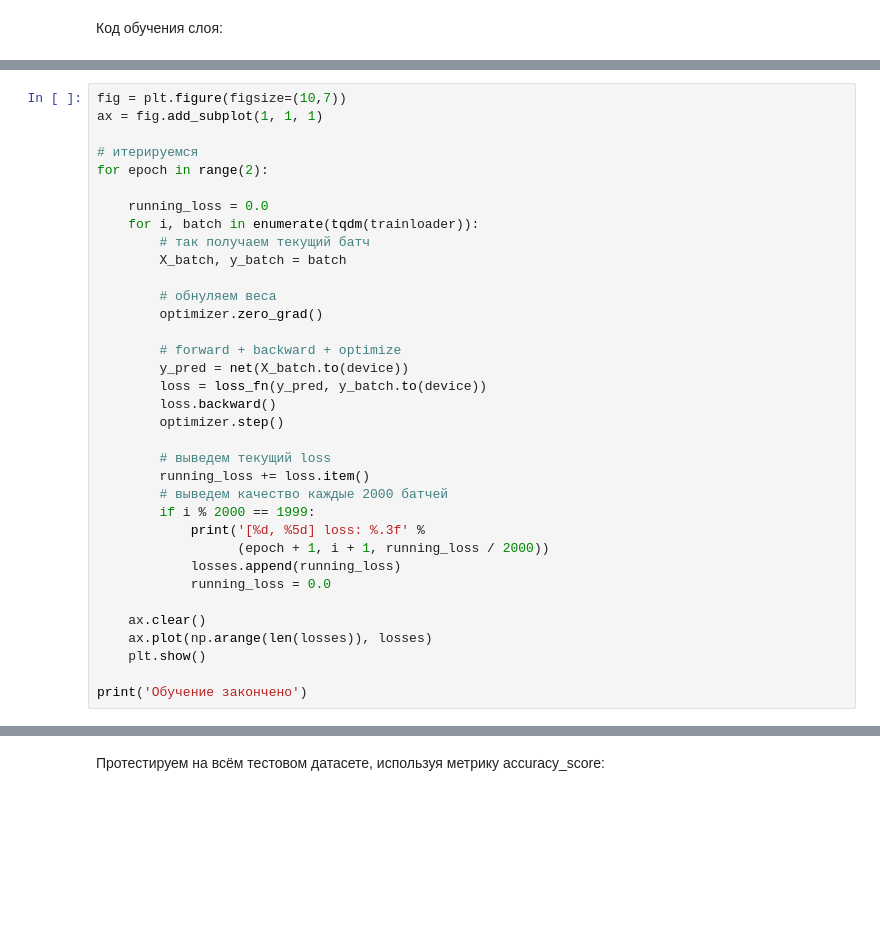
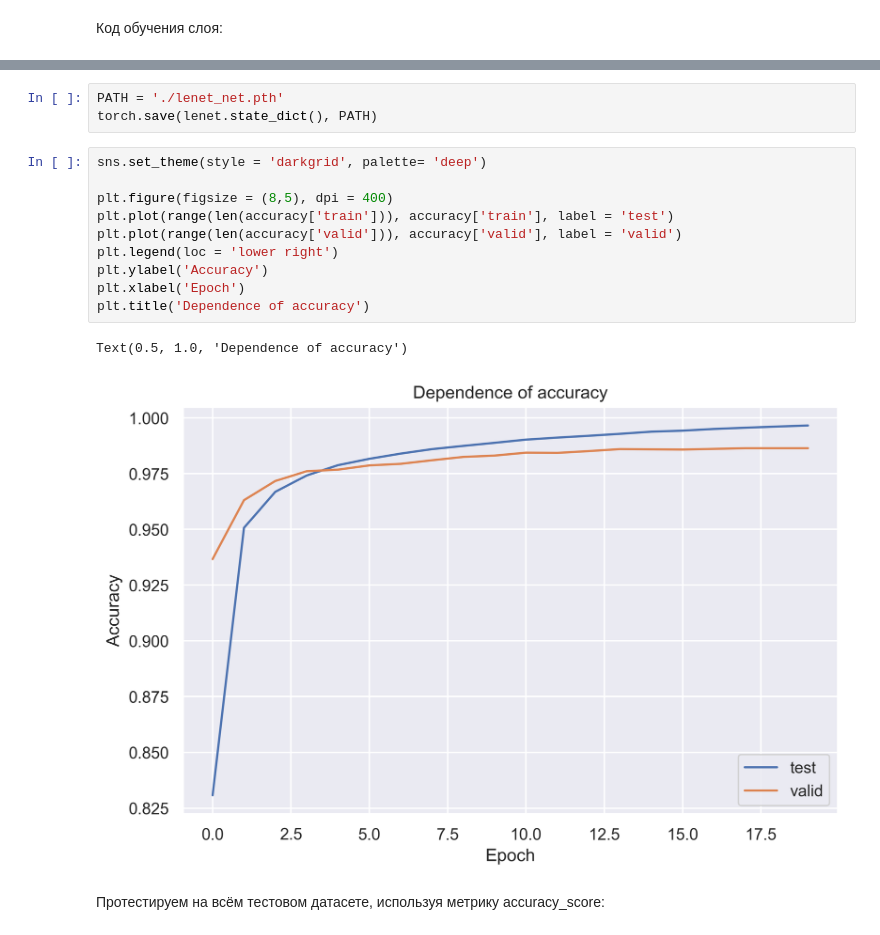
Before and after one commit to kekoveca/DLS_spring, a Jupyter notebook: neural_networks/[seminar]convnet_pytorch.ipynb, the cells around one changed output, grey strips where cells are left out. Saved outputs shown, nothing was run; the diff lists cells and outputs as text; blank space fills up the shorter version.

```diff
--- a/neural_networks/[seminar]convnet_pytorch.ipynb
+++ b/neural_networks/[seminar]convnet_pytorch.ipynb
@@ -278,35 +162,0 @@ cnt,temp
-# %%
-fig = plt.figure(figsize=(10,7))
-ax = fig.add_subplot(1, 1, 1)
-
-# итерируемся
-for epoch in range(2):
-
-    running_loss = 0.0
-    for i, batch in enumerate(tqdm(trainloader)):
-        # так получаем текущий батч
-        X_batch, y_batch = batch
-
-        # обнуляем веса
-        optimizer.zero_grad()
-
-        # forward + backward + optimize
-        y_pred = net(X_batch.to(device))
-        loss = loss_fn(y_pred, y_batch.to(device))
-        loss.backward()
-        optimizer.step()
-
-        # выведем текущий loss
-        running_loss += loss.item()
-        # выведем качество каждые 2000 батчей
-        if i % 2000 == 1999:
-            print('[%d, %5d] loss: %.3f' %
-                  (epoch + 1, i + 1, running_loss / 2000))
-            losses.append(running_loss)
-            running_loss = 0.0
-
-    ax.clear()
-    ax.plot(np.arange(len(losses)), losses)
-    plt.show()
-
-print('Обучение закончено')
@@ -327,3 +206,19 @@ print('Обучение закончено')
+# %%
+PATH = './lenet_net.pth'
+torch.save(lenet.state_dict(), PATH)
+# %%
+sns.set_theme(style = 'darkgrid', palette= 'deep')
+
+plt.figure(figsize = (8,5), dpi = 400)
+plt.plot(range(len(accuracy['train'])), accuracy['train'], label = 'test')
+plt.plot(range(len(accuracy['valid'])), accuracy['valid'], label = 'valid')
+plt.legend(loc = 'lower right')
+plt.ylabel('Accuracy')
+plt.xlabel('Epoch')
+plt.title('Dependence of accuracy')
+# %% [output]
+Text(0.5, 1.0, 'Dependence of accuracy')
+[figure, added]
 # %% [markdown]
 Протестируем на всём тестовом датасете, используя метрику accuracy_score:
 # %%
```
Also changed, not shown: parts of 28 cells of this notebook, 10 other files.
